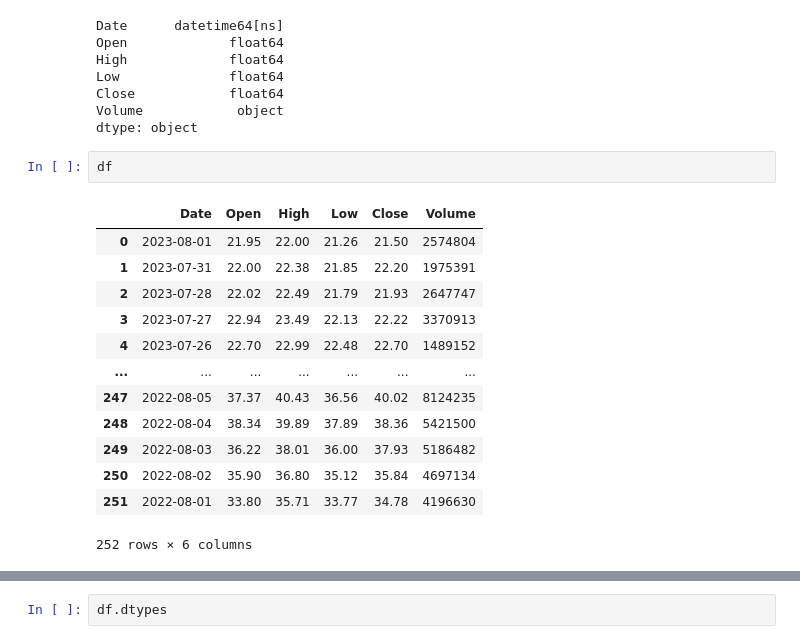
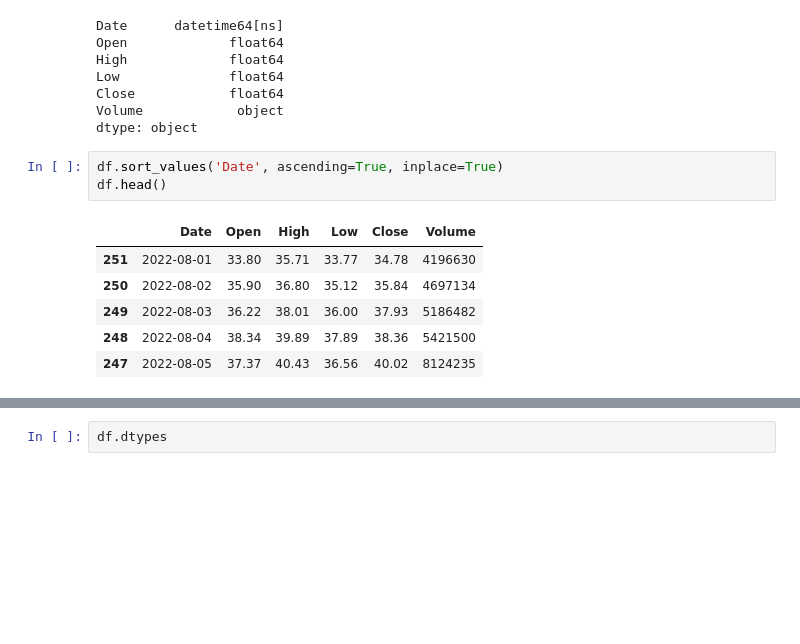
Before and after one commit to itz-sayak/Tic-tac-toe, a Jupyter notebook: Trading_using_Reinforcement_Learning.ipynb, the cells around one changed output, grey strips where cells are left out. Saved outputs shown, nothing was run; the diff lists cells and outputs as text; blank space fills up the shorter version.

```diff
--- a/Trading_using_Reinforcement_Learning.ipynb
+++ b/Trading_using_Reinforcement_Learning.ipynb
@@ -80,22 +81,16 @@ Low              float64
 Close            float64
 Volume            object
 dtype: object
-# %%
-df
-# %% [output]
-|  | Date | Open | High | Low | Close | Volume |
-| 0 | 2023-08-01 | 21.95 | 22.00 | 21.26 | 21.50 | 2574804 |
-| 1 | 2023-07-31 | 22.00 | 22.38 | 21.85 | 22.20 | 1975391 |
-| 2 | 2023-07-28 | 22.02 | 22.49 | 21.79 | 21.93 | 2647747 |
-| 3 | 2023-07-27 | 22.94 | 23.49 | 22.13 | 22.22 | 3370913 |
-| 4 | 2023-07-26 | 22.70 | 22.99 | 22.48 | 22.70 | 1489152 |
-| ... | ... | ... | ... | ... | ... | ... |
-| 247 | 2022-08-05 | 37.37 | 40.43 | 36.56 | 40.02 | 8124235 |
-| 248 | 2022-08-04 | 38.34 | 39.89 | 37.89 | 38.36 | 5421500 |
-| 249 | 2022-08-03 | 36.22 | 38.01 | 36.00 | 37.93 | 5186482 |
-| 250 | 2022-08-02 | 35.90 | 36.80 | 35.12 | 35.84 | 4697134 |
-| 251 | 2022-08-01 | 33.80 | 35.71 | 33.77 | 34.78 | 4196630 |
-252 rows × 6 columns
+# %%
+df.sort_values('Date', ascending=True, inplace=True)
+df.head()
+# %% [output]
+|  | Date | Open | High | Low | Close | Volume |
+| 251 | 2022-08-01 | 33.80 | 35.71 | 33.77 | 34.78 | 4196630 |
+| 250 | 2022-08-02 | 35.90 | 36.80 | 35.12 | 35.84 | 4697134 |
+| 249 | 2022-08-03 | 36.22 | 38.01 | 36.00 | 37.93 | 5186482 |
+| 248 | 2022-08-04 | 38.34 | 39.89 | 37.89 | 38.36 | 5421500 |
+| 247 | 2022-08-05 | 37.37 | 40.43 | 36.56 | 40.02 | 8124235 |
 # %%
 df.set_index('Date', inplace=True)
 df.head()
```
Also changed, not shown: parts of 19 cells of this notebook.
